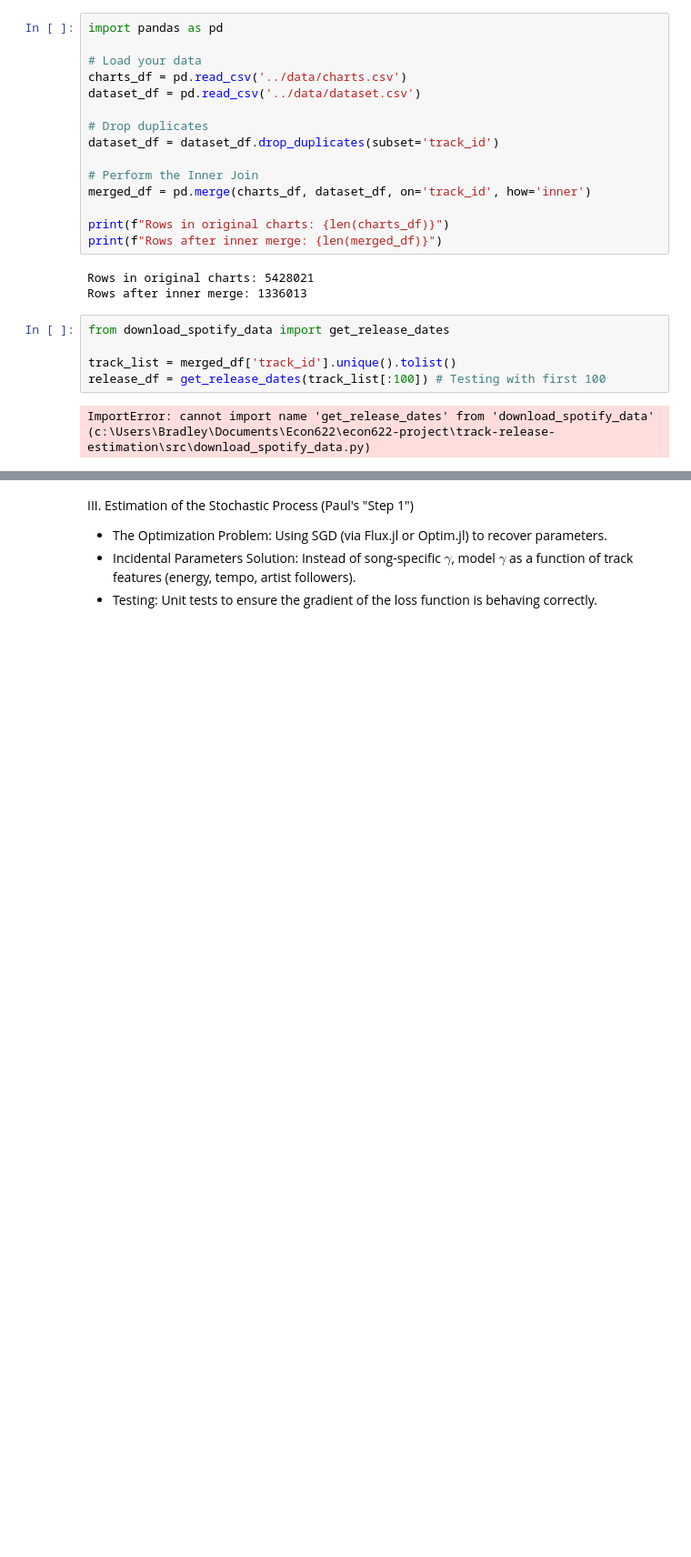
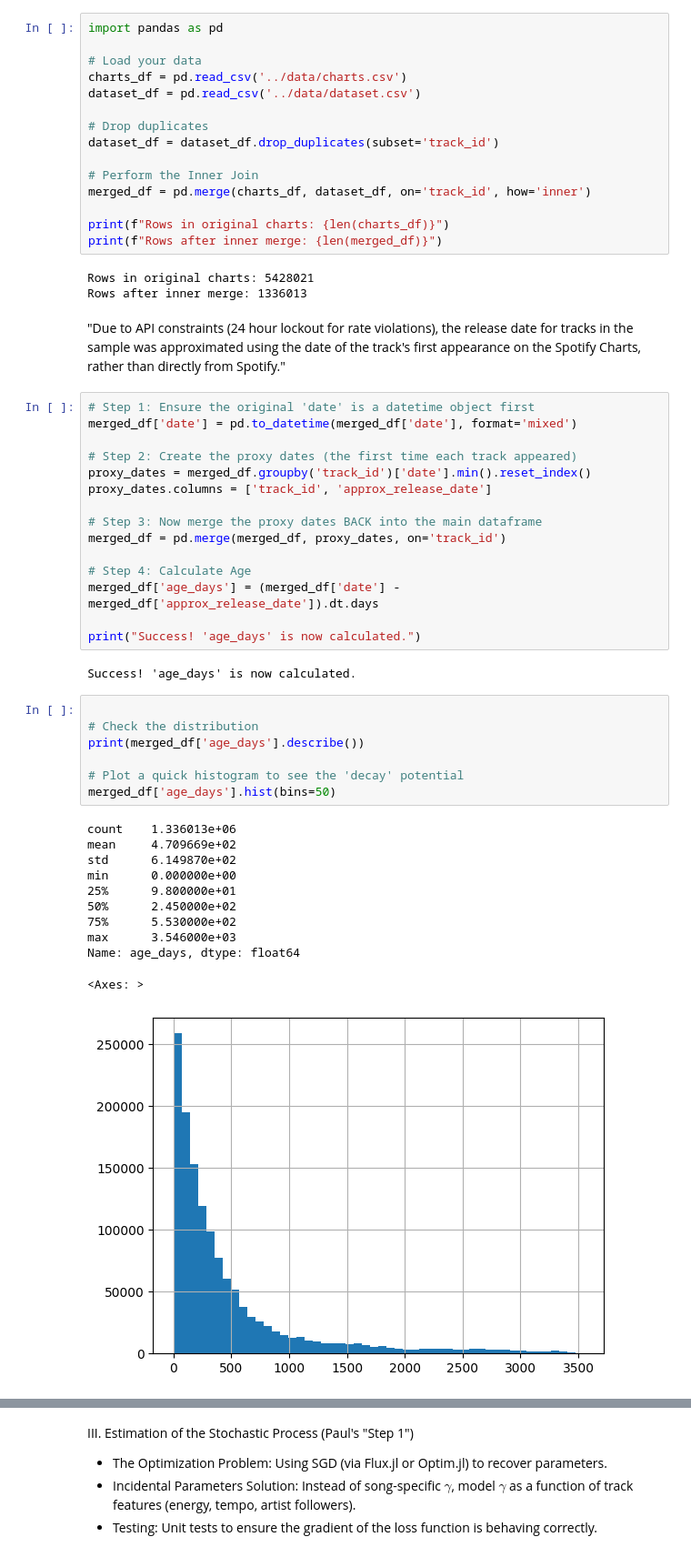
Before and after one commit to beecherbrad-pixel/track-release-estimation, a Jupyter notebook: src/structural-estimation.ipynb, the cells around one changed output, grey strips where cells are left out. Shown at 91% size. Drawn from its saved outputs; the diff is of its cells as text; blank space fills up the shorter version.

```diff
--- a/src/structural-estimation.ipynb
+++ b/src/structural-estimation.ipynb
@@ -72,10 +71,41 @@ print(f"Rows after inner merge: {len(merged_df)}")
 # %% [output]
 Rows in original charts: 5428021
 Rows after inner merge: 1336013
-# %%
-from download_spotify_data import get_release_dates
-
-track_list = merged_df['track_id'].unique().tolist()
-release_df = get_release_dates(track_list[:100]) # Testing with first 100
-# %% [output]
-ImportError: cannot import name 'get_release_dates' from 'download_spotify_data' (c:\Users\Bradley\Documents\Econ622\econ622-project\track-release-estimation\src\download_spotify_data.py)
+# %% [markdown]
+"Due to API constraints (24 hour lockout for rate violations), the release date for tracks in the sample was approximated using the date of the track's first appearance on the Spotify Charts, rather than directly from Spotify."
+# %%
+# Step 1: Ensure the original 'date' is a datetime object first
+merged_df['date'] = pd.to_datetime(merged_df['date'], format='mixed')
+
+# Step 2: Create the proxy dates (the first time each track appeared)
+proxy_dates = merged_df.groupby('track_id')['date'].min().reset_index()
+proxy_dates.columns = ['track_id', 'approx_release_date']
+
+# Step 3: Now merge the proxy dates BACK into the main dataframe
+merged_df = pd.merge(merged_df, proxy_dates, on='track_id')
+
+# Step 4: Calculate Age
+merged_df['age_days'] = (merged_df['date'] - merged_df['approx_release_date']).dt.days
+
+print("Success! 'age_days' is now calculated.")
+# %% [output]
+Success! 'age_days' is now calculated.
+# %%
+
+# Check the distribution
+print(merged_df['age_days'].describe())
+
+# Plot a quick histogram to see the 'decay' potential
+merged_df['age_days'].hist(bins=50)
+# %% [output]
+count    1.336013e+06
+mean     4.709669e+02
+std      6.149870e+02
+min      0.000000e+00
+25%      9.800000e+01
+50%      2.450000e+02
+75%      5.530000e+02
+max      3.546000e+03
+Name: age_days, dtype: float64
+<Axes: >
+[figure, added]
```
Also changed, not shown: parts of 14 cells of this notebook, 2 other files.
